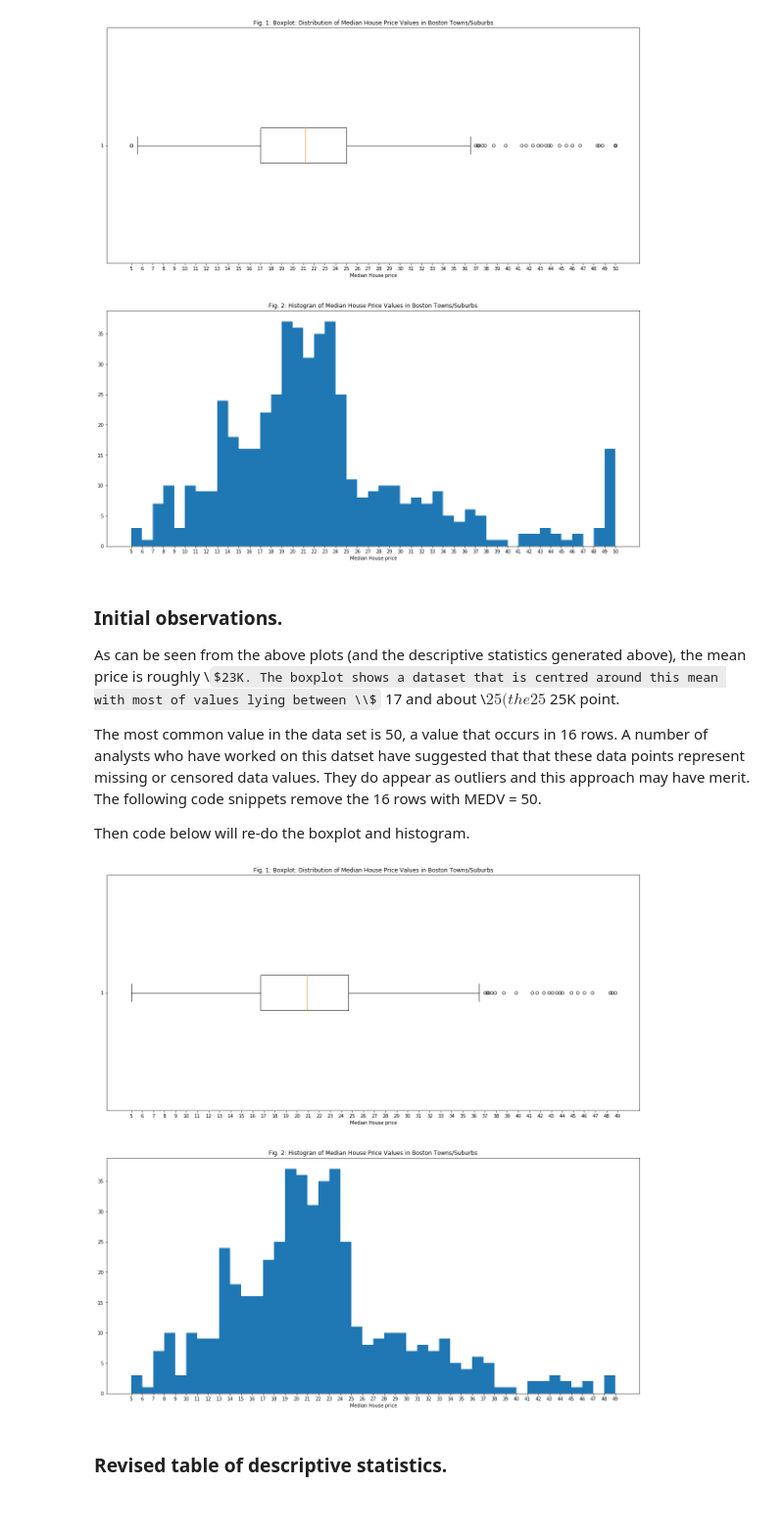
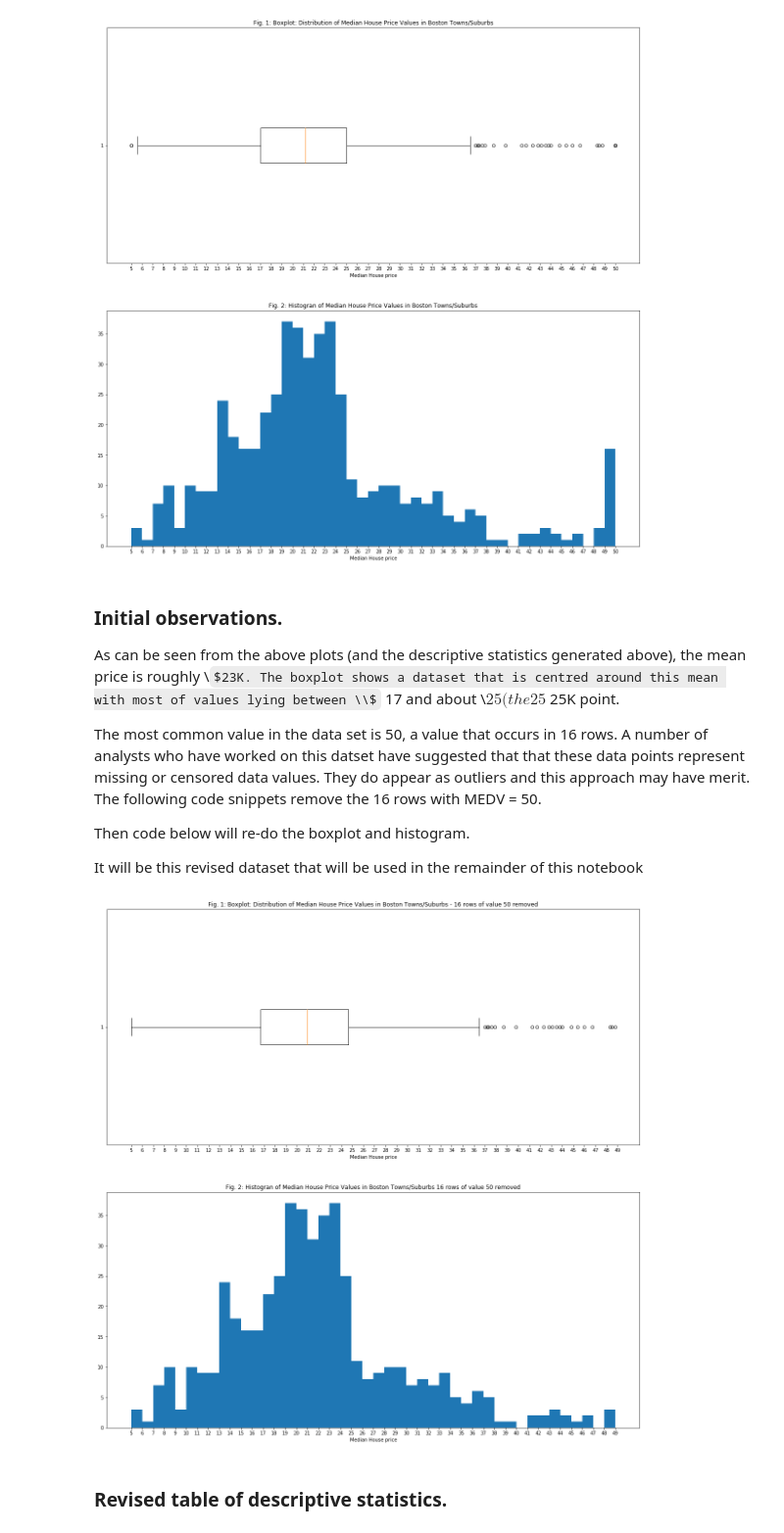
Before and after one commit to davesheils/machineLearningStatisticsProject2019, a Jupyter notebook: Project Notebook.ipynb, the cells around one changed output. Shown: that part at 98% size. Drawn from its saved outputs; the diff is of its cells as text; code cells hidden in the pictures; some formulas as TeX source.

```diff
--- a/Project Notebook.ipynb
+++ b/Project Notebook.ipynb
@@ -165,37 +165,39 @@ As can be seen from the above plots (and the descriptive statistics generated ab
 The most common value in the data set is 50, a value that occurs in 16 rows. A number of analysts who have worked on this datset have suggested that that these data points represent missing or censored data values. They do appear as outliers and this approach may have merit. The following code snippets remove the 16 rows with MEDV = 50.
 
 Then code below will re-do the boxplot and histogram.
+
+It will be this revised dataset that will be used in the remainder of this notebook
 # %%
 # code to remove the 16 rows where MEDV == 50
 
 # l = list(boston[boston['MEDV']!=50])
 # l.sort()
 # print(l)
 # print(sp.stats.mode(l)) # using scipy.stats mode funciton to find the most common value - relevant to analysis below.
 
 plt.rcParams['figure.figsize'] = [20,20]
 
 boston = boston[boston['MEDV'] != 50.0]
 price = boston['MEDV']
 
 price = np.array(boston['MEDV'])
 
 # Create a boxplot using pyplot
 plt.subplot(2,1,1)
 plt.boxplot(price, vert = False)
 
-plt.title("Fig. 1: Boxplot: Distribution of Median House Price Values in Boston Towns/Suburbs")
+plt.title("Fig. 1: Boxplot: Distribution of Median House Price Values in Boston Towns/Suburbs - 16 rows of value 50 removed")
 plt.xlabel("Median House price")
 plt.xticks(np.arange(min(price), max(price)+1, 1.0)) # x label ticks spaced at $ 5,000 intervals
 
 plt.subplot(2,1,2)
 plt.hist(price, bins =np.arange(min(price), max(price)+1, 1.0) )
-plt.title("Fig. 2: Histogran of Median House Price Values in Boston Towns/Suburbs")
+plt.title("Fig. 2: Histogran of Median House Price Values in Boston Towns/Suburbs 16 rows of value 50 removed")
 plt.xlabel("Median House price")
 plt.xticks(np.arange(min(price), max(price)+1, 1.0)) #
 
 plt.show()
 # %% [output]
-[figure, old version]
+[figure, new version]
 # %% [markdown]
 ### Revised table of descriptive statistics.
```
Also changed, not shown: parts of 19 cells of this notebook, 1 other file.
